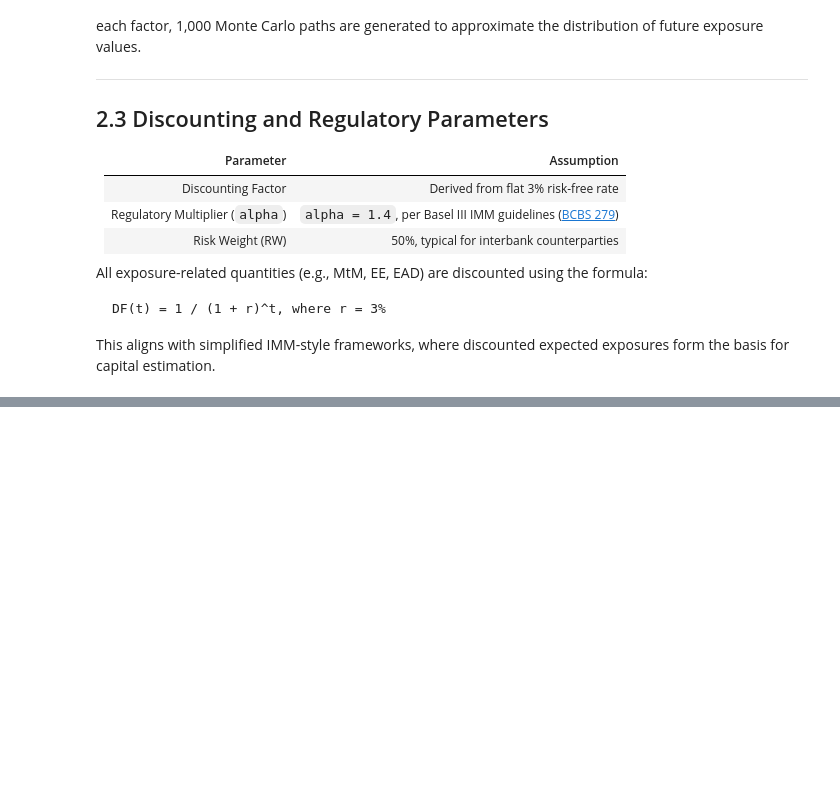
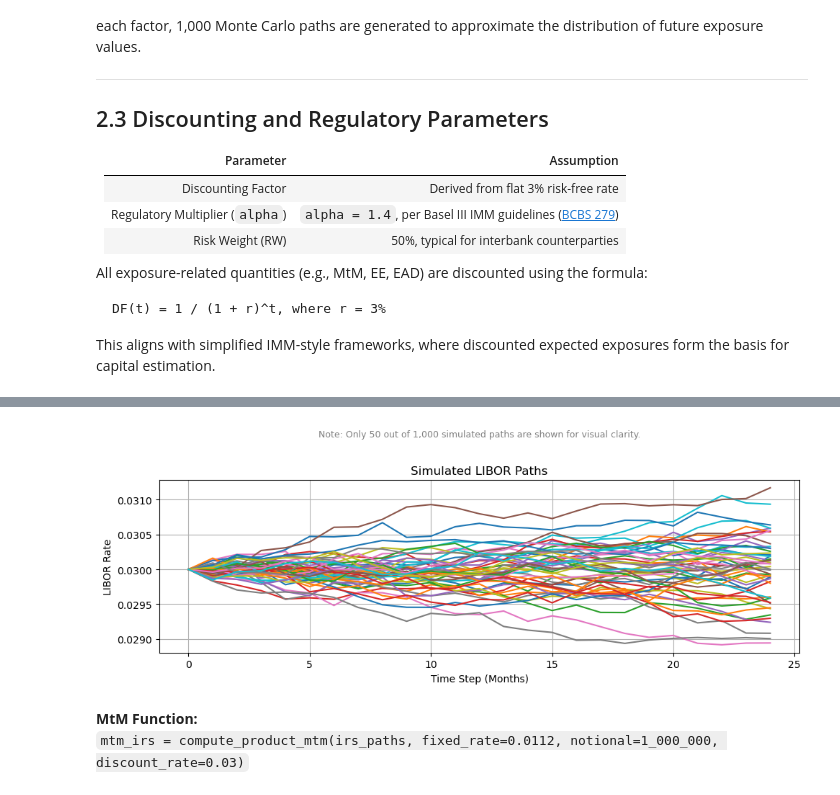
Before and after one commit to Hanz1995/Monte-Carlo-Simulation-of-Exposure-for-Derivatives-Portfolio, a Jupyter notebook: Monte Carlo Simulation of Exposure for Derivatives Portfolio.ipynb, the cells around one changed output, grey strips where cells are left out. Cells and saved outputs as stored; diff of their text form; code cells hidden in the pictures; blank space fills up the shorter version.

```diff
--- a/Monte Carlo Simulation of Exposure for Derivatives Portfolio.ipynb
+++ b/Monte Carlo Simulation of Exposure for Derivatives Portfolio.ipynb
@@ -107,0 +332,14 @@ This aligns with simplified IMM-style frameworks, where discounted expected expo
+# %%
+# Parameters for LIBOR simulation (assumed already completed)
+S0_libor = 0.03          # Initial LIBOR rate
+mu_libor = 0.0           # Risk-neutral drift
+sigma_libor = 0.01       # Annual volatility
+T_libor = 2              # 2-year horizon
+steps_libor = 24         # Monthly steps over 2 years
+n_paths = 1000           # Number of simulation paths
+
+np.random.seed(42)
+
+# Simulate LIBOR paths
+libor_paths = simulate_gbm_paths(S0=S0_libor, mu=mu_libor, sigma=sigma_libor,
+                                 T=T_libor, steps=steps_libor, n_paths=n_paths)
@@ -107,0 +360,20 @@ This aligns with simplified IMM-style frameworks, where discounted expected expo
+# %%
+# Plot sample FX paths
+plt.figure(figsize=(10, 4))
+plt.plot(libor_paths[:50].T)
+plt.title("Simulated LIBOR Paths")
+plt.xlabel("Time Step (Months)")
+plt.ylabel("LIBOR Rate")
+plt.grid(True)
+
+# Add note as text on the plot
+plt.text(0.5, 1.25, "Note: Only 50 out of 1,000 simulated paths are shown for visual clarity.",
+         transform=plt.gca().transAxes, fontsize=9, color="gray", ha="center")
+
+plt.tight_layout()
+plt.show()
+# %% [output]
+[figure, added]
+# %% [markdown]
+**MtM Function:**
+`mtm_irs = compute_product_mtm(irs_paths, fixed_rate=0.0112, notional=1_000_000, discount_rate=0.03)`
```
Also changed, not shown: parts of 27 cells of this notebook.
